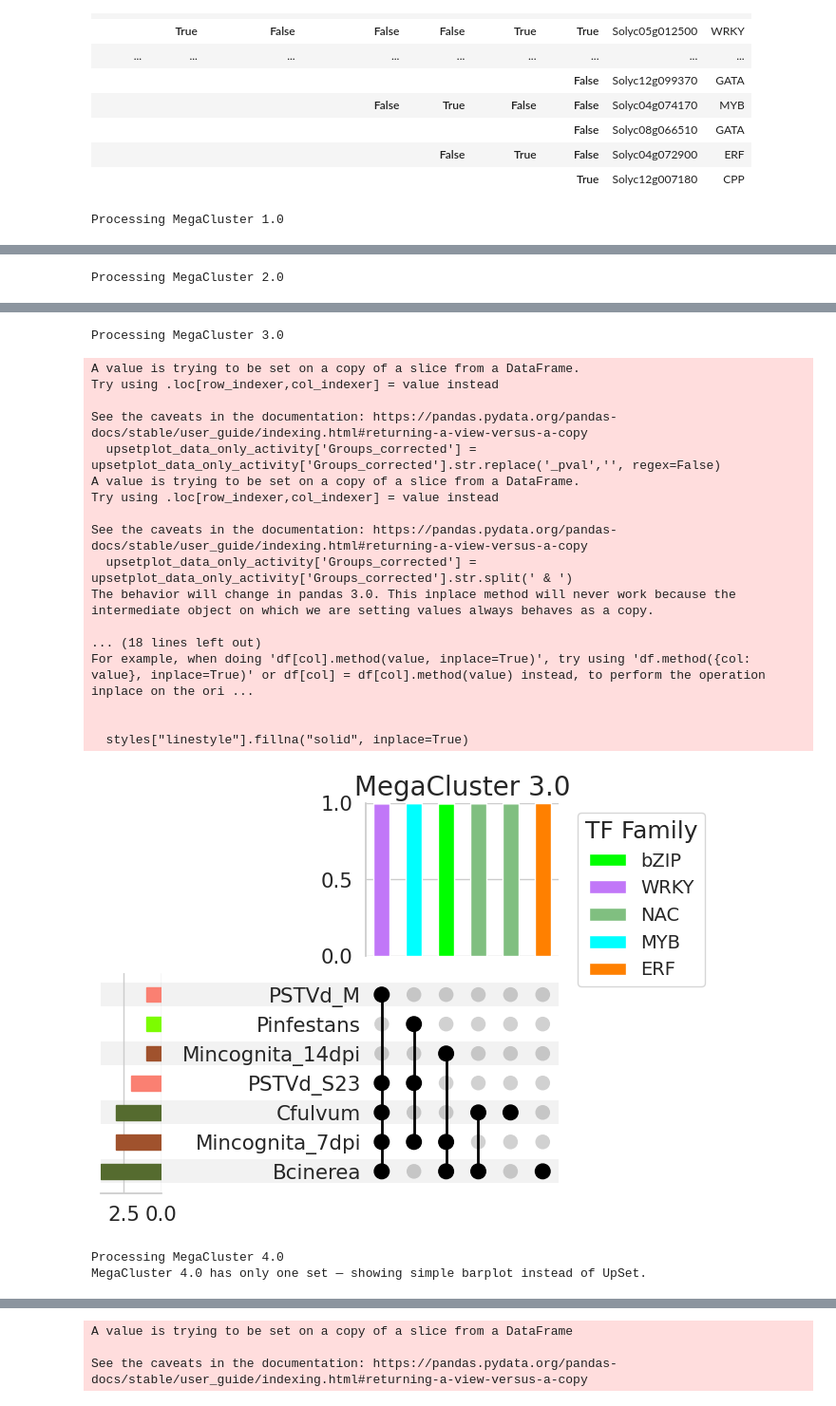
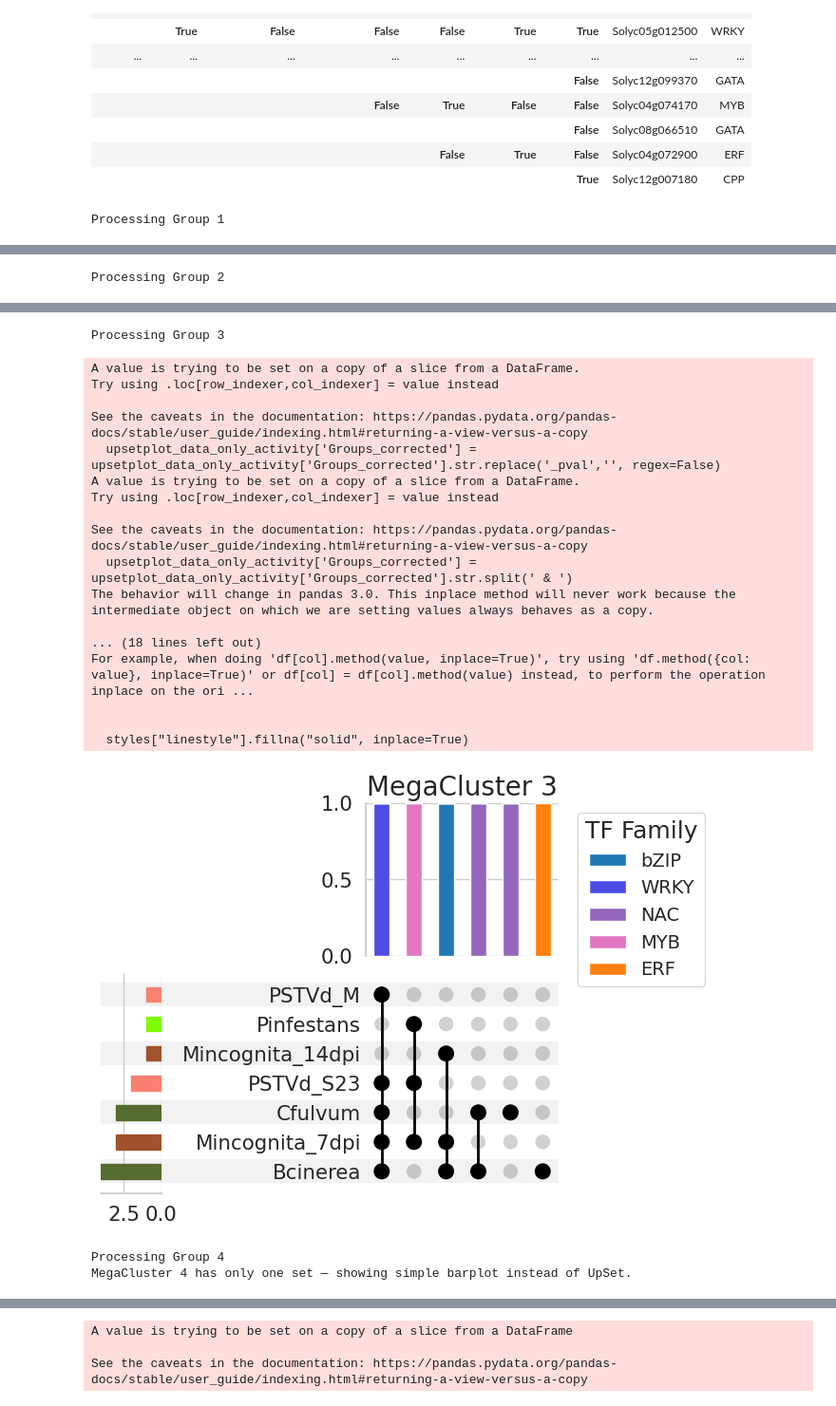
Before and after one commit to Plant-Net/GENIAL_Framework, a Jupyter notebook: Plot/Plot_clean.ipynb, the cells around one changed output, grey strips where cells are left out. Shown at 95% size. Saved outputs shown, nothing was run; the diff lists cells and outputs as text; code cells hidden in the pictures.

```diff
--- a/Plot/Plot_clean.ipynb
+++ b/Plot/Plot_clean.ipynb
@@ -179,3 +169,37 @@ extended_family_color_dict = {
+# %%
+unique_families_significant = signif_tf['Family'].unique()
+
+custom_family_colors = {
+    'bZIP': (0.121, 0.466, 0.705),
+    'bHLH': (0.333, 0.420, 0.184),
+    'ARF': (0.172, 0.627, 0.172),
+    'ERF': (1.000, 0.498, 0.054),
+    'NAC': (0.580, 0.404, 0.741),
+    'Dof': (0.545, 0.271, 0.075),
+    'MYB': (0.890, 0.467, 0.761),
+    'HSF': (0.839, 0.153, 0.157),
+    'E2F/DP': (0.486, 0.988, 0),
+    'MYB_related': (0.529, 0.808, 0.922),
+    'WRKY': (0.3, 0.3, 0.9),
+    'TCP': (0.737, 0.561, 0.561),
+    'GATA': (0.7, 0.2, 0.9),
+    'CPP': (1.000, 0.843, 0)
+}
+
+family_color_dict = {
+    fam: custom_family_colors[fam]
+    for fam in unique_families_significant
+    if fam in custom_family_colors
+}
+
+default_grey = (0.85, 0.85, 0.85)
+
+all_families = Tf_info['Family'].unique()
+
+extended_family_color_dict = {
+    family: family_color_dict.get(family, default_grey)
+    for family in all_families
+}
 # %%
 # # Grouping the dataframe by community and transcription factor family
 # grouped_df = signif_tf.groupby(['Community', 'Family']).size().unstack(fill_value=0)
@@ -430,18 +454,18 @@ upset_data
 # %%
 import ast
 from collections import defaultdict
-TDA_res = pd.read_csv('../TDA/Results_hubs_activity_stats_mega_cluster-SUPP_table.tsv', sep='\t')
-TDA_res["MegaCluster"] = TDA_res["MegaCluster"].apply(ast.literal_eval)
+TDA_res = pd.read_csv('../Supplementary_Table_4_Details_TFs.tsv', sep='\t')
+TDA_res["TDA_Group"] = TDA_res["TDA_Group"].apply(ast.literal_eval)
 
 group_dict = defaultdict(list)
 
-for gene, pos_list in zip(TDA_res["OLN"], TDA_res["MegaCluster"]):
+for gene, pos_list in zip(TDA_res["OLN"], TDA_res["TDA_Group"]):
     for pos in pos_list:
         group_dict[pos].append(gene)
 
 for megaclust in group_dict.keys():
     if megaclust != 0:
-        print(f"Processing MegaCluster {megaclust}")
+        print(f"Processing Group {megaclust}")
         TF_in_megaclust = group_dict[megaclust]
         upsetplot_data = Tf_info.reset_index()
         upsetplot_data = upsetplot_data[~upsetplot_data['Groups_corrected'].isna()]
@@ -499,7 +523,7 @@ for megaclust in group_dict.keys():
             plt.savefig(f'./Upsetplot_barplot_TF_TDA_group_{megaclust}.svg', bbox_inches='tight', format='svg')
             plt.show()
 # %% [output]
-Processing MegaCluster 1.0
+Processing Group 1
 A value is trying to be set on a copy of a slice from a DataFrame.
 Try using .loc[row_indexer,col_indexer] = value instead
 
@@ -521,4 +545,4 @@ For example, when doing 'df[col].method(value, inplace=True)', try using 'df.met
-Processing MegaCluster 2.0
+Processing Group 2
 A value is trying to be set on a copy of a slice from a DataFrame.
 Try using .loc[row_indexer,col_indexer] = value instead
 
@@ -540,24 +564,24 @@ For example, when doing 'df[col].method(value, inplace=True)', try using 'df.met
-Processing MegaCluster 3.0
+Processing Group 3
 A value is trying to be set on a copy of a slice from a DataFrame.
 Try using .loc[row_indexer,col_indexer] = value instead
 
 See the caveats in the documentation: https://pandas.pydata.org/pandas-docs/stable/user_guide/indexing.html#returning-a-view-versus-a-copy
   upsetplot_data_only_activity['Groups_corrected'] = upsetplot_data_only_activity['Groups_corrected'].str.replace('_pval','', regex=False)
 A value is trying to be set on a copy of a slice from a DataFrame.
 Try using .loc[row_indexer,col_indexer] = value instead
 
 See the caveats in the documentation: https://pandas.pydata.org/pandas-docs/stable/user_guide/indexing.html#returning-a-view-versus-a-copy
   upsetplot_data_only_activity['Groups_corrected'] = upsetplot_data_only_activity['Groups_corrected'].str.split(' & ')
 The behavior will change in pandas 3.0. This inplace method will never work because the intermediate object on which we are setting values always behaves as a copy.
 
 ... (18 lines left out)
 For example, when doing 'df[col].method(value, inplace=True)', try using 'df.method({col: value}, inplace=True)' or df[col] = df[col].method(value) instead, to perform the operation inplace on the ori ...
 
 
   styles["linestyle"].fillna("solid", inplace=True)
-[figure, old version]
+[figure, new version]
-Processing MegaCluster 4.0
-MegaCluster 4.0 has only one set — showing simple barplot instead of UpSet.
+Processing Group 4
+MegaCluster 4 has only one set — showing simple barplot instead of UpSet.
 A value is trying to be set on a copy of a slice from a DataFrame.
 Try using .loc[row_indexer,col_indexer] = value instead
 
```
Also changed, not shown: parts of 15 cells of this notebook, 1 other file.
